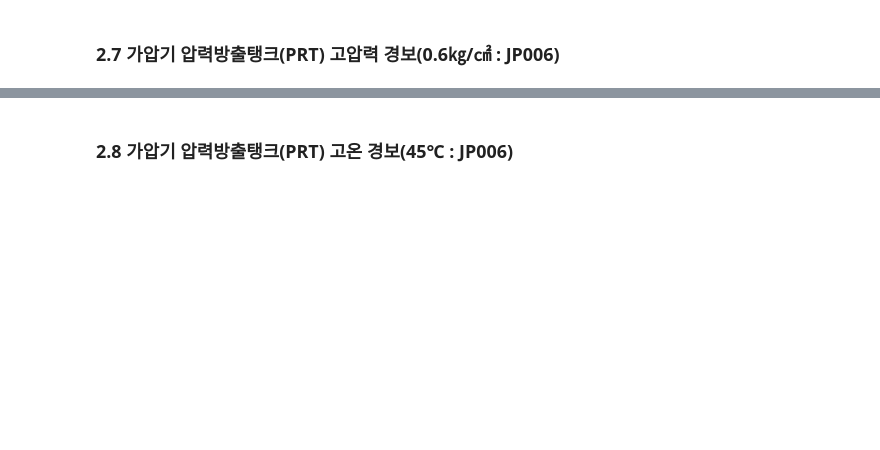
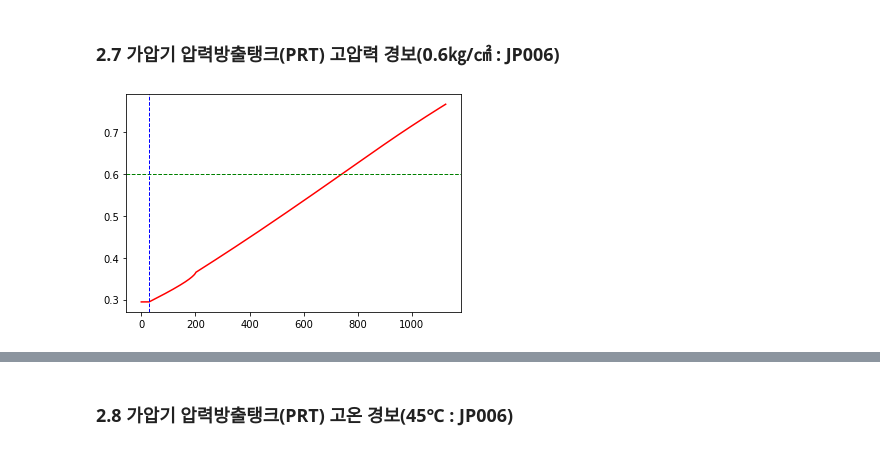
Before and after one commit to Jonghyun-Kim-73/CRONI_Project, a Jupyter notebook: Abnormal_Procedure_Verification/Verif_19_02.ipynb, the cells around one changed output, grey strips where cells are left out. Cells and saved outputs as stored; diff of their text form; code cells hidden in the pictures; blank space fills up the shorter version.

```diff
--- a/Abnormal_Procedure_Verification/Verif_19_02.ipynb
+++ b/Abnormal_Procedure_Verification/Verif_19_02.ipynb
@@ -83,2 +109,12 @@ else:
 # %% [markdown]
 ### 2.7 가압기 압력방출탱크(PRT) 고압력 경보(0.6㎏/㎠ : JP006)
+# %%
+# PPRT : PRT 압력
+# CPPRT : PRT press high
+# ZINST48 : PRT 압력 (㎏/㎠)
+# KLAMPO318
+plt.plot(db['ZINST48'], color='r')
+vline = plt.axhline(0.6, color='g', linestyle='--', linewidth=1)
+vline = plt.axvline(29, color='b', linestyle='--', linewidth=1)
+# %% [output]
+[figure, added]
```
Also changed, not shown: parts of 42 cells of this notebook, 6 other files.
